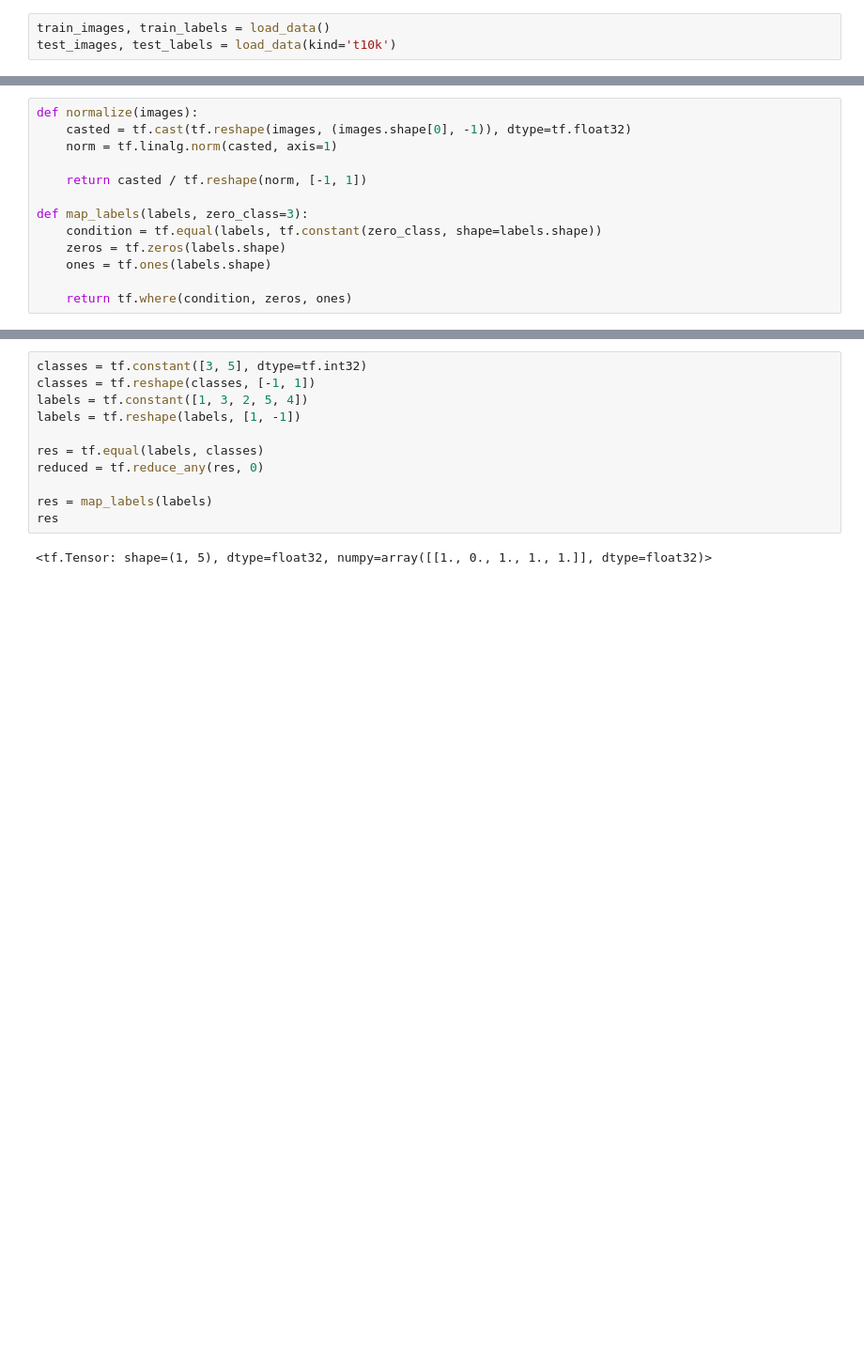
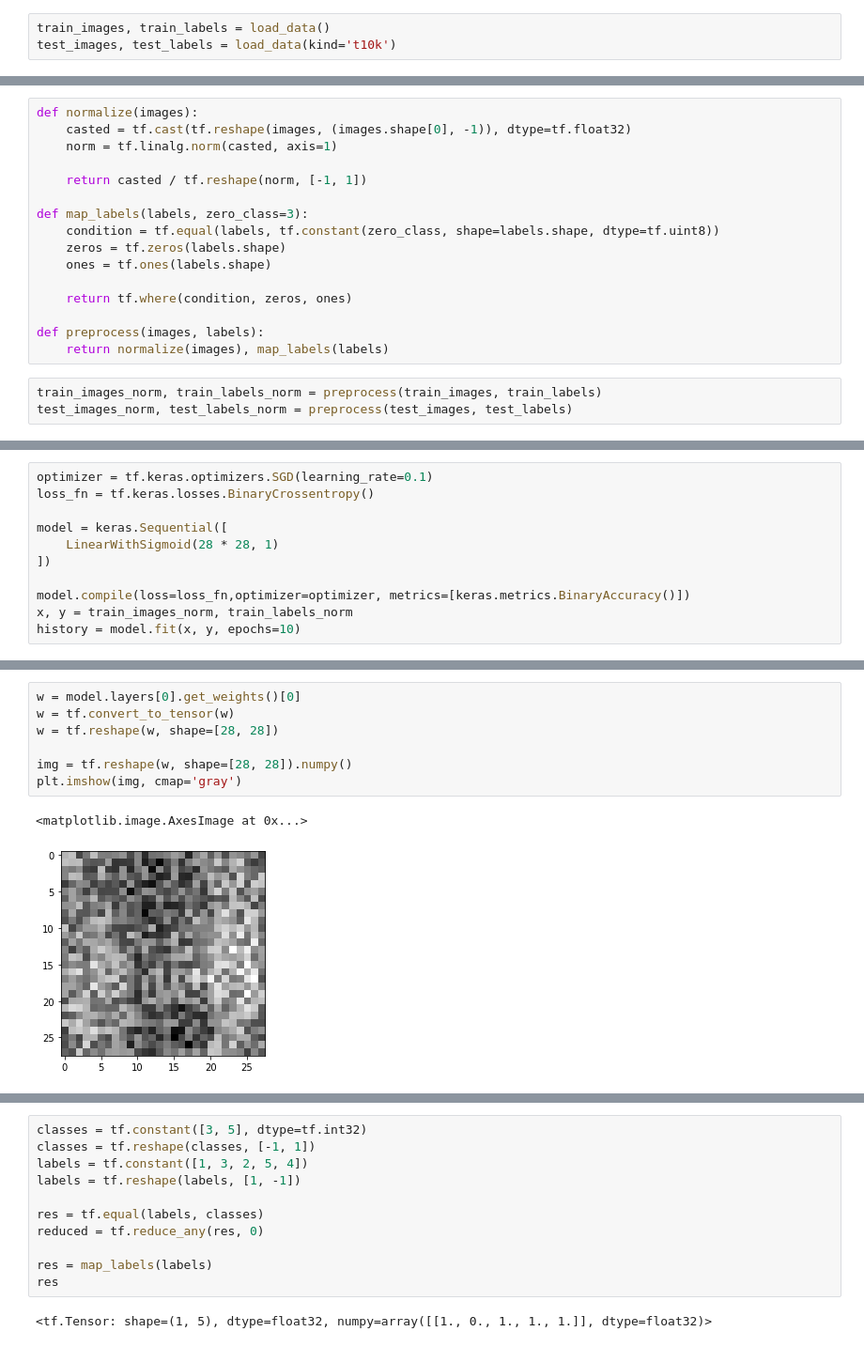
Before and after one commit to Petroniuss/pattern-recognition, a Jupyter notebook: lab1/lab1.ipynb, the cells around one changed output, grey strips where cells are left out. Shown at 94% size. Cells and saved outputs as stored; diff of their text form; blank space fills up the shorter version.

```diff
--- a/lab1/lab1.ipynb
+++ b/lab1/lab1.ipynb
@@ -51,11 +54,17 @@ def normalize(images):
     return casted / tf.reshape(norm, [-1, 1])
 
 def map_labels(labels, zero_class=3):
-    condition = tf.equal(labels, tf.constant(zero_class, shape=labels.shape))
+    condition = tf.equal(labels, tf.constant(zero_class, shape=labels.shape, dtype=tf.uint8))
     zeros = tf.zeros(labels.shape)
     ones = tf.ones(labels.shape)
 
     return tf.where(condition, zeros, ones)
+
+def preprocess(images, labels):
+    return normalize(images), map_labels(labels)
+# %%
+train_images_norm, train_labels_norm = preprocess(train_images, train_labels)
+test_images_norm, test_labels_norm = preprocess(test_images, test_labels)
 # %%
 from tensorflow import keras
 
@@ -80,0 +109,11 @@ class Linear(keras.layers.Layer):
+# %%
+optimizer = tf.keras.optimizers.SGD(learning_rate=0.1)
+loss_fn = tf.keras.losses.BinaryCrossentropy()
+
+model = keras.Sequential([
+    LinearWithSigmoid(28 * 28, 1)
+])
+
+model.compile(loss=loss_fn,optimizer=optimizer, metrics=[keras.metrics.BinaryAccuracy()])
+x, y = train_images_norm, train_labels_norm
+history = model.fit(x, y, epochs=10)
@@ -80,0 +148,10 @@ class Linear(keras.layers.Layer):
+# %%
+w = model.layers[0].get_weights()[0]
+w = tf.convert_to_tensor(w)
+w = tf.reshape(w, shape=[28, 28])
+
+img = tf.reshape(w, shape=[28, 28]).numpy()
+plt.imshow(img, cmap='gray')
+# %% [output]
+<matplotlib.image.AxesImage at 0x...>
+[figure, added]
```
Also changed, not shown: parts of 9 cells of this notebook.
